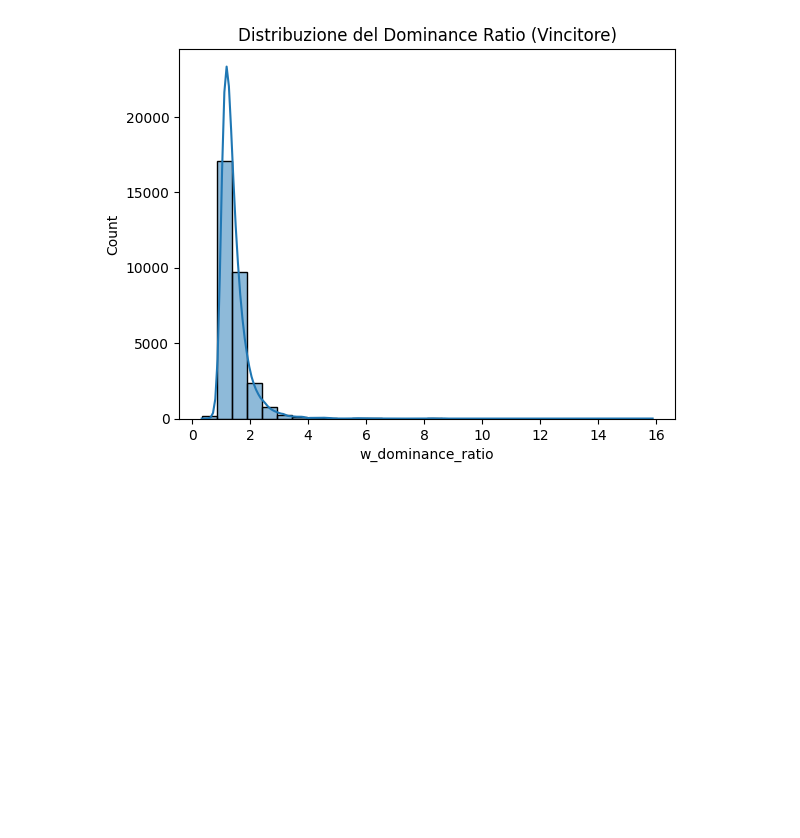
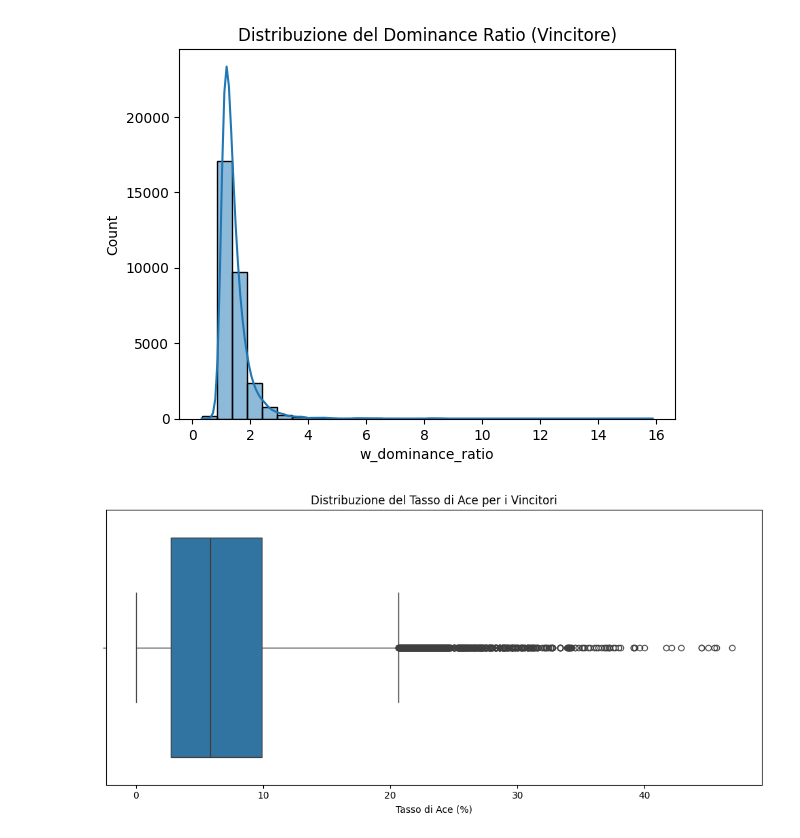
Before and after one commit to MarioAlfio/Tennis_bet, a Jupyter notebook: eda_analysis_part1.ipynb, the cells around one changed output. Cells and saved outputs as stored; diff of their text form; code cells hidden in the pictures; blank space fills up the shorter version.

```diff
--- a/eda_analysis_part1.ipynb
+++ b/eda_analysis_part1.ipynb
@@ -50,0 +51,7 @@ memory usage: 17.1+ MB
+# %%
+columns_to_clean = [
+    'w_ace', 'w_df', 'w_svpt', 'w_1stIn', 'w_1stWon', 'w_2ndWon', 'w_SvGms', 'w_bpSaved', 'w_bpFaced',
+    'l_ace', 'l_df', 'l_svpt', 'l_1stIn', 'l_1stWon', 'l_2ndWon', 'l_SvGms', 'l_bpSaved', 'l_bpFaced'
+]
+
+df = df.dropna(subset=columns_to_clean)
@@ -461,3 +489,36 @@ plt.title("Distribuzione del Dominance Ratio (Vincitore)")
 plt.show()
 # %% [output]
 [figure]
+# %%
+def calculate_ace_rate(df):
+    """
+    Calcola il tasso di ace (ace rate) per il vincitore e il perdente nel dataset.
+
+    Args:
+        df (pandas.DataFrame): DataFrame con le colonne 'w_ace', 'w_svpt', 'l_ace', 'l_svpt'.
+
+    Returns:
+        pandas.DataFrame: DataFrame con due nuove colonne 'w_ace_rate' e 'l_ace_rate' per il tasso di ace del vincitore e del perdente.
+    """
+    # Calcola il tasso di ace per il vincitore
+    df['w_ace_rate'] = (df['w_ace'] / df['w_svpt']) * 100
+
+    # Calcola il tasso di ace per il perdente
+    df['l_ace_rate'] = (df['l_ace'] / df['l_svpt']) * 100
+
+    return df
+# %%
+df = calculate_ace_rate(df)
+# %%
+import seaborn as sns
+import matplotlib.pyplot as plt
+
+# Boxplot per visualizzare la distribuzione del tasso di ace
+plt.figure(figsize=(10, 5))
+sns.boxplot(x=df['w_ace_rate'])
+plt.title('Distribuzione del Tasso di Ace per i Vincitori')
+plt.xlabel('Tasso di Ace (%)')
+plt.tight_layout()
+plt.show()
+# %% [output]
+[figure, added]
```
Also changed, not shown: parts of 14 cells of this notebook, 19 other files.
